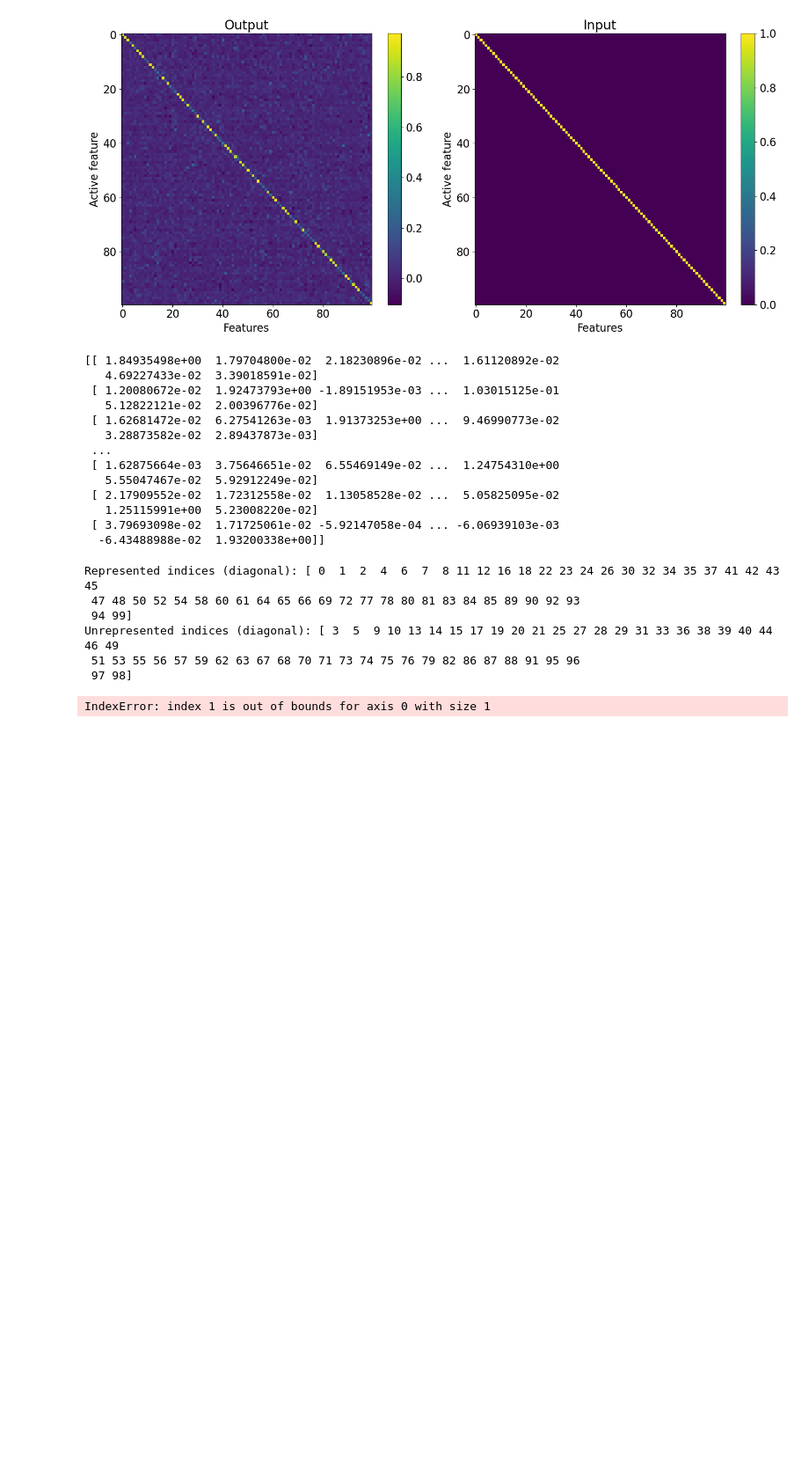
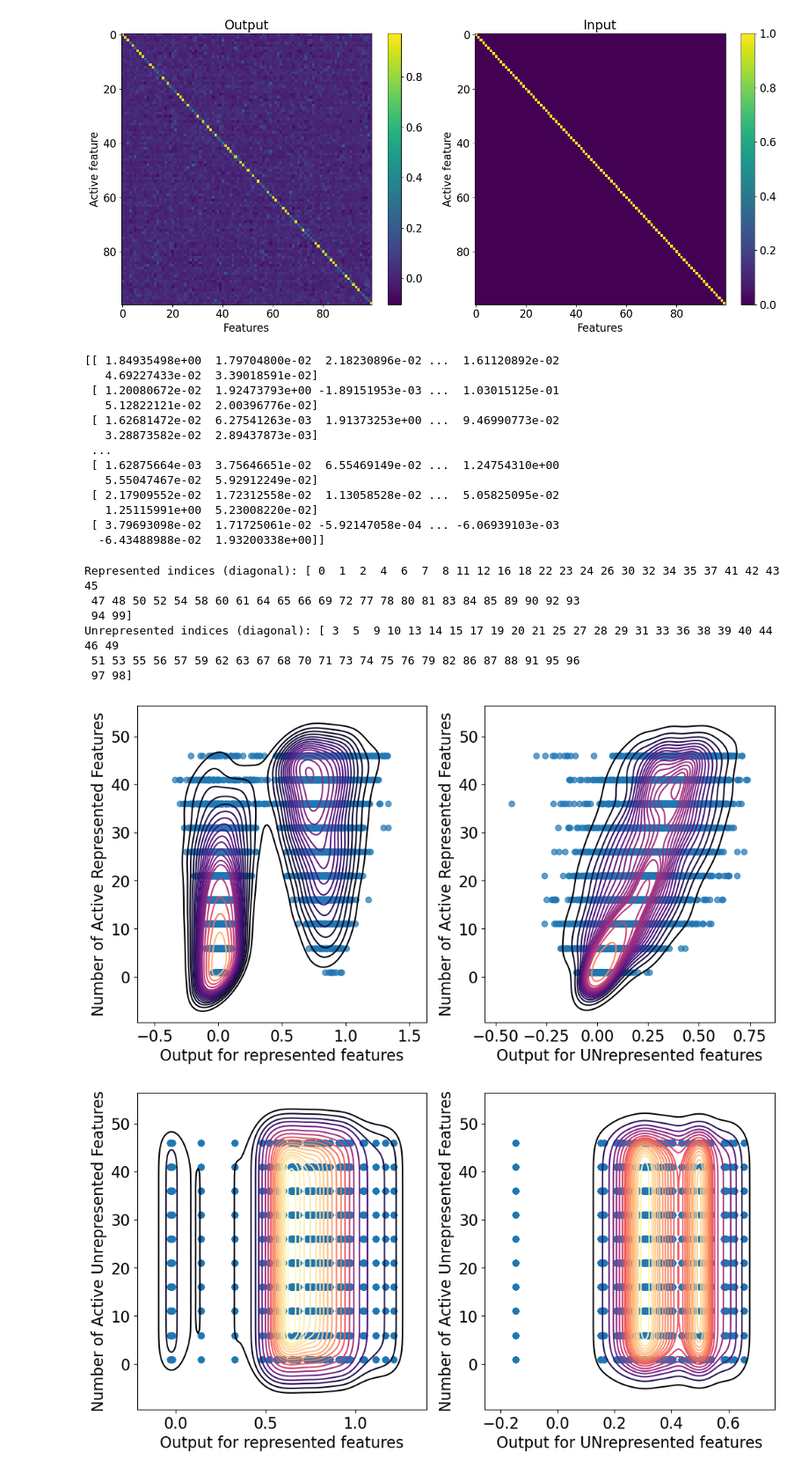
Before and after one commit to Stefan-Heimersheim/toy-model-of-computation-in-superposition, a Jupyter notebook: notebooks/Comp-in-soup.ipynb, the cells around one changed output. Shown at 88% size. Drawn from its saved outputs; the diff is of its cells as text; code cells hidden in the pictures; blank space fills up the shorter version.

Commit message:
split plots into represented and unrepresented features

```diff
--- a/notebooks/Comp-in-soup.ipynb
+++ b/notebooks/Comp-in-soup.ipynb
@@ -380,7 +380,7 @@ for k in range(1, len(idx_unrepr) + 1, 5):
         x_unrepr[t.tensor(chosen_unrepr, device=device)] = 1.0  # active value
         with t.no_grad():
             y_unrepr = model(x_unrepr.unsqueeze(0).unsqueeze(0))  # shape (1, output_dim)
-        norm_y_repr = y_repr - x_repr
+        norm_y_repr = y_unrepr - x_unrepr
         norm_y_repr = norm_y_repr.squeeze(0).squeeze(0)
         active_counts_rep.append([k] * len(idx_repr))
         active_counts_unrep.append([k] * len(idx_unrepr))
@@ -392,34 +392,35 @@ for k in range(1, len(idx_unrepr) + 1, 5):
 flat_counts_rep = np.concatenate([np.array(o).flatten() for o in active_counts_rep])
 flat_counts_unrep = np.concatenate([np.array(o).flatten() for o in active_counts_unrep])
 flat_norm_outputs_un = np.concatenate([o.flatten() for o in outputs_unrepr_norm_unrep])
 flat_norm_outputs_re = np.concatenate([o.flatten() for o in outputs_unrepr_norm_rep])
 
 # --- Plot the outputs vs. number of active features ---
 # --- Plot the outputs vs. number of active features ---
 fig, (ax1,ax2) = plt.subplots(1, 2, figsize=(12, 6))
 
 ax1.scatter(flat_norm_outputs_re, flat_counts_rep, alpha=0.7)
 sns.kdeplot(x=flat_norm_outputs_re, y=flat_counts_rep, cmap='magma', fill=False, thresh=0.05, levels=20,
             bw_adjust=1, label='bw_adjust=0.5', ax=ax1)
 ax1.set_xlabel("Output for represented features")
 ax1.set_ylabel("Number of Active Unrepresented Features")
 
 ax2.scatter(flat_norm_outputs_un, flat_counts_unrep, alpha=0.7)
 sns.kdeplot(x=flat_norm_outputs_un, y=flat_counts_unrep, cmap='magma', fill=False, thresh=0.05, levels=20,
             bw_adjust=1, label='bw_adjust=0.5', ax=ax2)
 ax2.set_xlabel("Output for UNrepresented features")
 ax2.set_ylabel("Number of Active Unrepresented Features")
 
 #plt.title("Model Output vs. Number of Active Unepresented Features")
 plt.show()
 # %% [output]
 Represented indices (diagonal): [ 0  1  2  4  6  7  8 11 12 16 18 22 23 24 26 30 32 34 35 37 41 42 43 45
  47 48 50 52 54 58 60 61 64 65 66 69 72 77 78 80 81 83 84 85 89 90 92 93
  94 99]
 Unrepresented indices (diagonal): [ 3  5  9 10 13 14 15 17 19 20 21 25 27 28 29 31 33 36 38 39 40 44 46 49
  51 53 55 56 57 59 62 63 67 68 70 71 73 74 75 76 79 82 86 87 88 91 95 96
  97 98]
-IndexError: index 1 is out of bounds for axis 0 with size 1
+[figure, added]
+[figure, added]
 # %%
 """Select represented and unrepresented features"""
 
```
